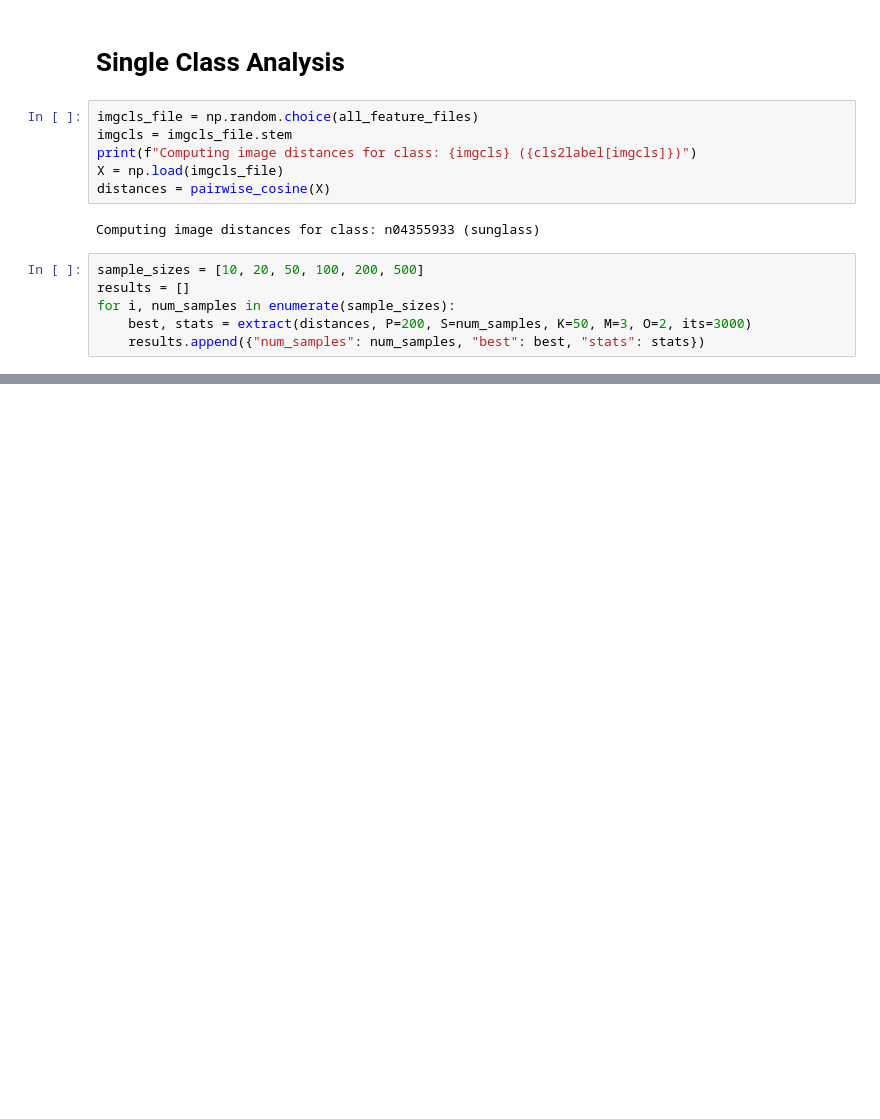
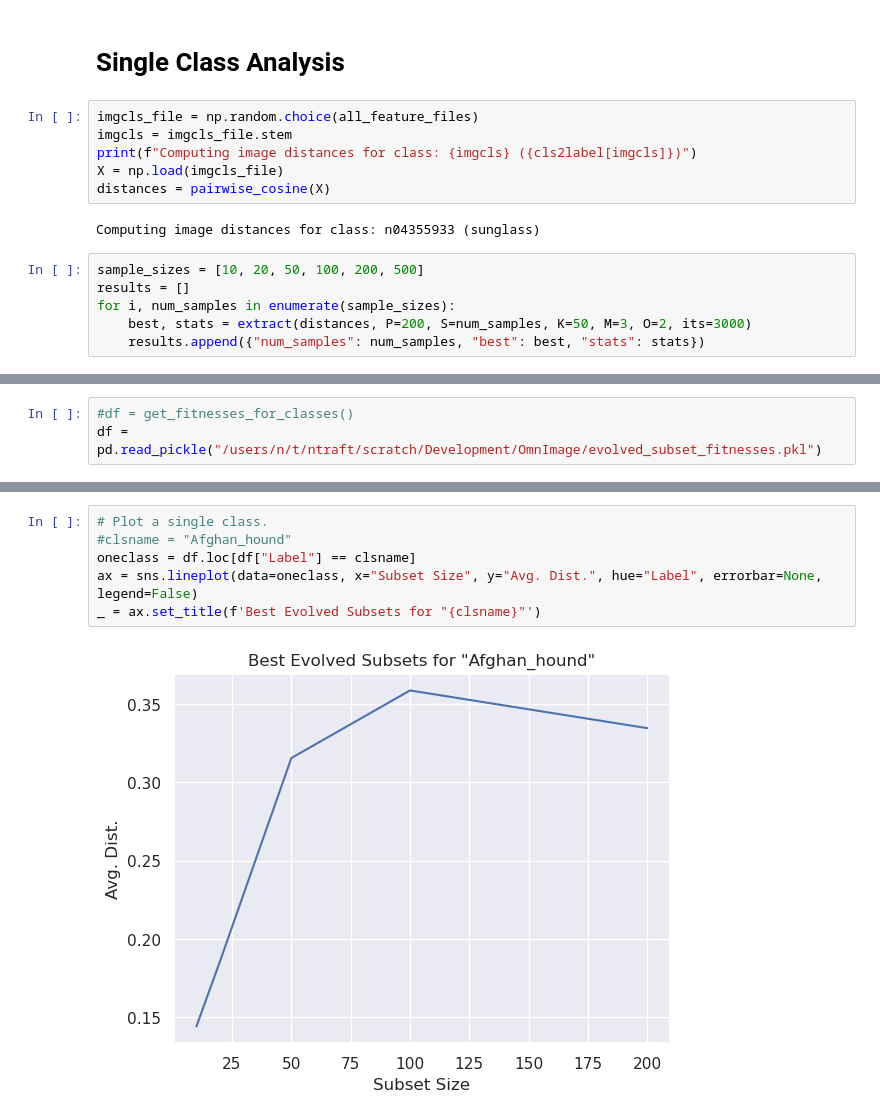
Before and after one commit to lfrati/OmnImage, a Jupyter notebook: scaling-analysis.ipynb, the cells around one changed output, grey strips where cells are left out. Drawn from its saved outputs; the diff is of its cells as text; blank space fills up the shorter version.

```diff
--- a/scaling-analysis.ipynb
+++ b/scaling-analysis.ipynb
@@ -177,0 +140,3 @@ df#.to_pickle("evolved_subset_fitnesses.pkl")
+# %%
+#df = get_fitnesses_for_classes()
+df = pd.read_pickle("/users/n/t/ntraft/scratch/Development/OmnImage/evolved_subset_fitnesses.pkl")
@@ -177,0 +187,8 @@ df#.to_pickle("evolved_subset_fitnesses.pkl")
+# %%
+# Plot a single class.
+#clsname = "Afghan_hound"
+oneclass = df.loc[df["Label"] == clsname]
+ax = sns.lineplot(data=oneclass, x="Subset Size", y="Avg. Dist.", hue="Label", errorbar=None, legend=False)
+_ = ax.set_title(f'Best Evolved Subsets for "{clsname}"')
+# %% [output]
+[figure, added]
```
Also changed, not shown: parts of 18 cells of this notebook.
